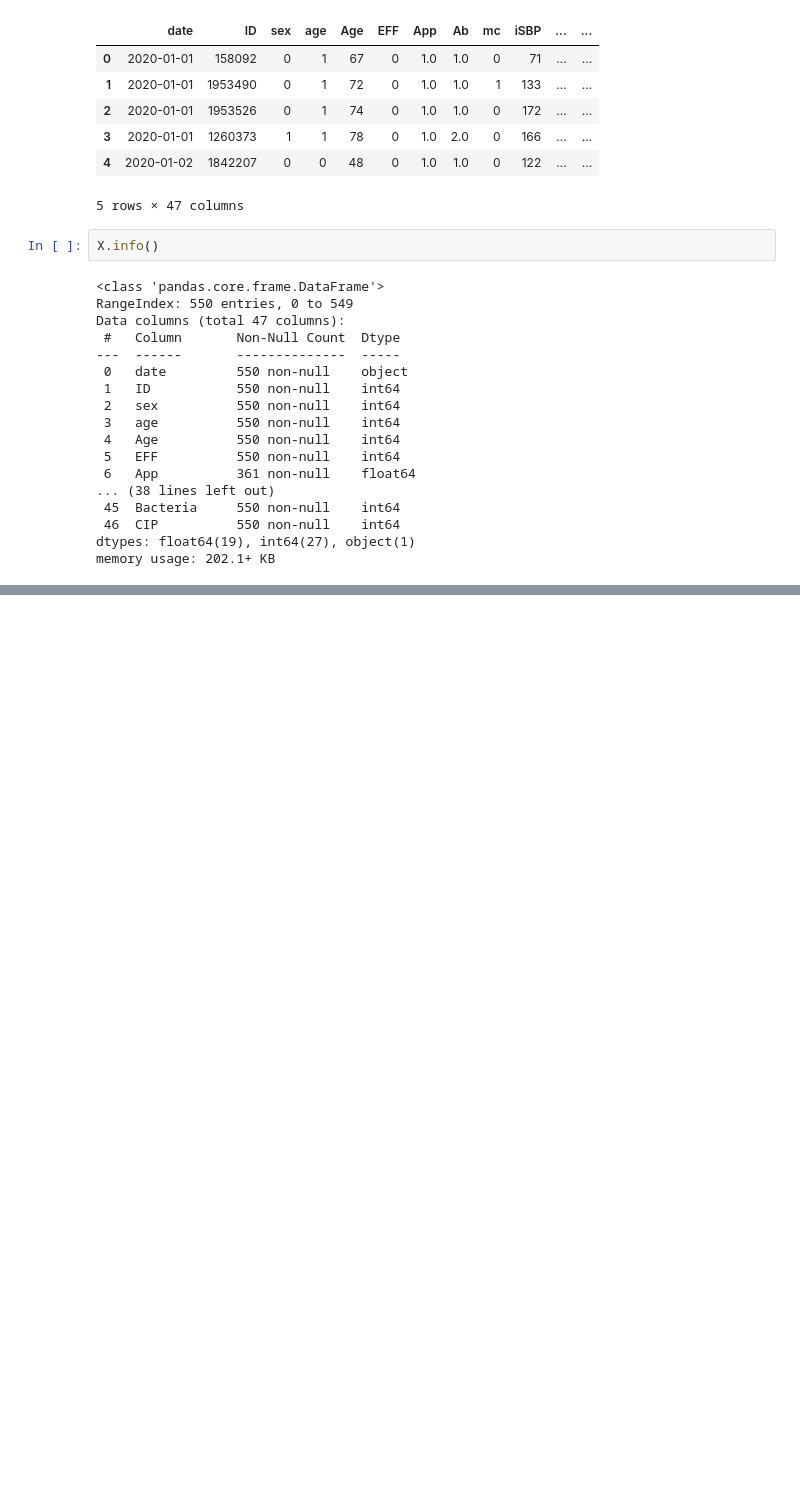
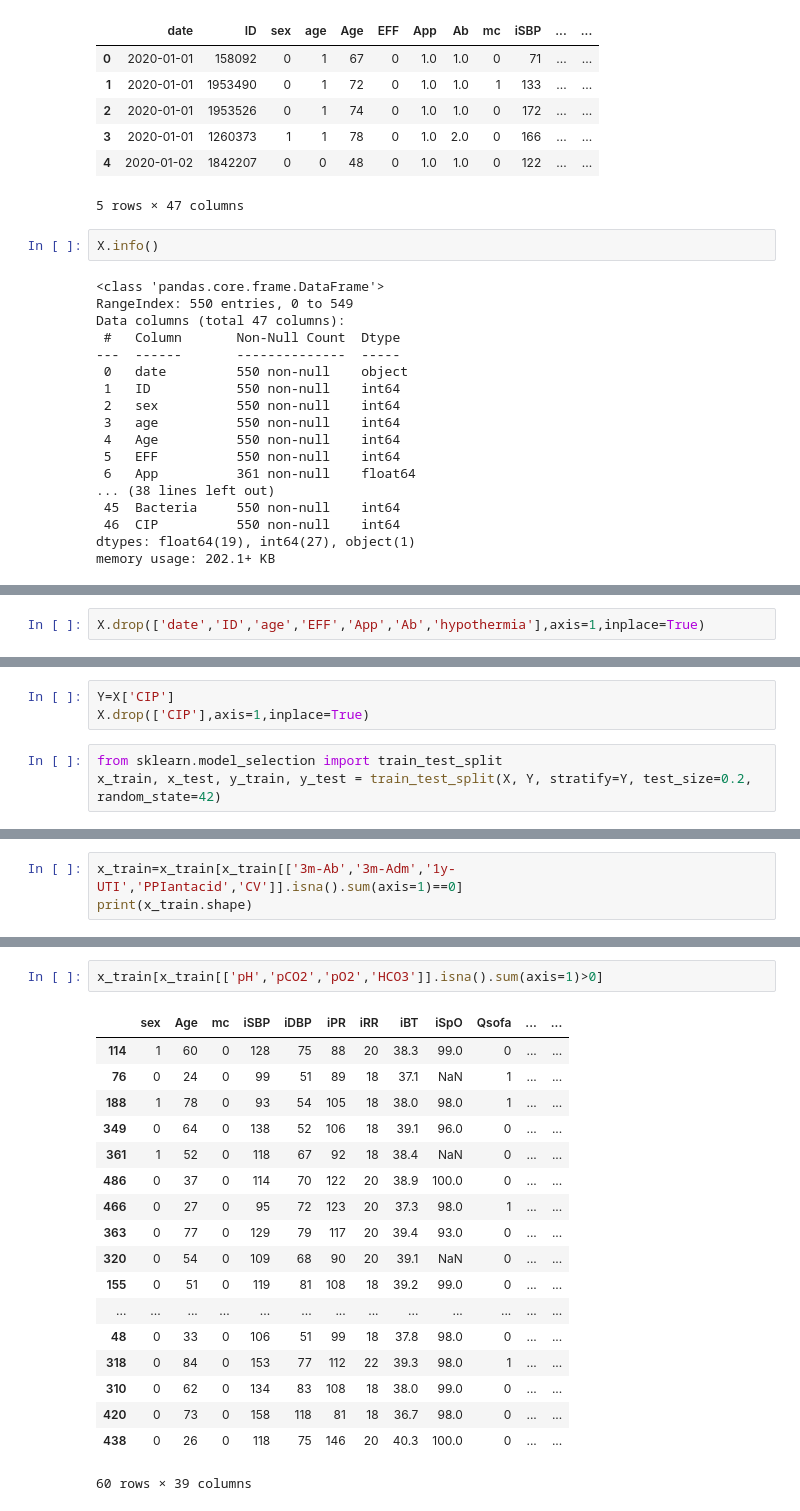
Before and after one commit to bub3690/22-1_multivariate, a Jupyter notebook: final_project/EDA.ipynb, the cells around one changed output, grey strips where cells are left out. Cells and saved outputs as stored; diff of their text form; blank space fills up the shorter version.

```diff
--- a/final_project/EDA.ipynb
+++ b/final_project/EDA.ipynb
@@ -141,0 +172,2 @@ X.describe()
+# %%
+X.drop(['date','ID','age','EFF','App','Ab','hypothermia'],axis=1,inplace=True)
@@ -141,0 +207,6 @@ X.describe()
+# %%
+Y=X['CIP']
+X.drop(['CIP'],axis=1,inplace=True)
+# %%
+from sklearn.model_selection import train_test_split
+x_train, x_test, y_train, y_test = train_test_split(X, Y, stratify=Y, test_size=0.2, random_state=42)
@@ -141,0 +256,3 @@ X.describe()
+# %%
+x_train=x_train[x_train[['3m-Ab','3m-Adm','1y-UTI','PPIantacid','CV']].isna().sum(axis=1)==0]
+print(x_train.shape)
@@ -141,0 +277,21 @@ X.describe()
+# %%
+x_train[x_train[['pH','pCO2','pO2','HCO3']].isna().sum(axis=1)>0]
+# %% [output]
+|  | sex | Age | mc | iSBP | iDBP | iPR | iRR | iBT | iSpO | Qsofa | ... | ... |
+| 114 | 1 | 60 | 0 | 128 | 75 | 88 | 20 | 38.3 | 99.0 | 0 | ... | ... |
+| 76 | 0 | 24 | 0 | 99 | 51 | 89 | 18 | 37.1 | NaN | 1 | ... | ... |
+| 188 | 1 | 78 | 0 | 93 | 54 | 105 | 18 | 38.0 | 98.0 | 1 | ... | ... |
+| 349 | 0 | 64 | 0 | 138 | 52 | 106 | 18 | 39.1 | 96.0 | 0 | ... | ... |
+| 361 | 1 | 52 | 0 | 118 | 67 | 92 | 18 | 38.4 | NaN | 0 | ... | ... |
+| 486 | 0 | 37 | 0 | 114 | 70 | 122 | 20 | 38.9 | 100.0 | 0 | ... | ... |
+| 466 | 0 | 27 | 0 | 95 | 72 | 123 | 20 | 37.3 | 98.0 | 1 | ... | ... |
+| 363 | 0 | 77 | 0 | 129 | 79 | 117 | 20 | 39.4 | 93.0 | 0 | ... | ... |
+| 320 | 0 | 54 | 0 | 109 | 68 | 90 | 20 | 39.1 | NaN | 0 | ... | ... |
+| 155 | 0 | 51 | 0 | 119 | 81 | 108 | 18 | 39.2 | 99.0 | 0 | ... | ... |
+| ... | ... | ... | ... | ... | ... | ... | ... | ... | ... | ... | ... | ... |
+| 48 | 0 | 33 | 0 | 106 | 51 | 99 | 18 | 37.8 | 98.0 | 0 | ... | ... |
+| 318 | 0 | 84 | 0 | 153 | 77 | 112 | 22 | 39.3 | 98.0 | 1 | ... | ... |
+| 310 | 0 | 62 | 0 | 134 | 83 | 108 | 18 | 38.0 | 99.0 | 0 | ... | ... |
+| 420 | 0 | 73 | 0 | 158 | 118 | 81 | 18 | 36.7 | 98.0 | 0 | ... | ... |
+| 438 | 0 | 26 | 0 | 118 | 75 | 146 | 20 | 40.3 | 100.0 | 0 | ... | ... |
+60 rows × 39 columns
```
Also changed, not shown: parts of 22 cells of this notebook, 1 other file.
